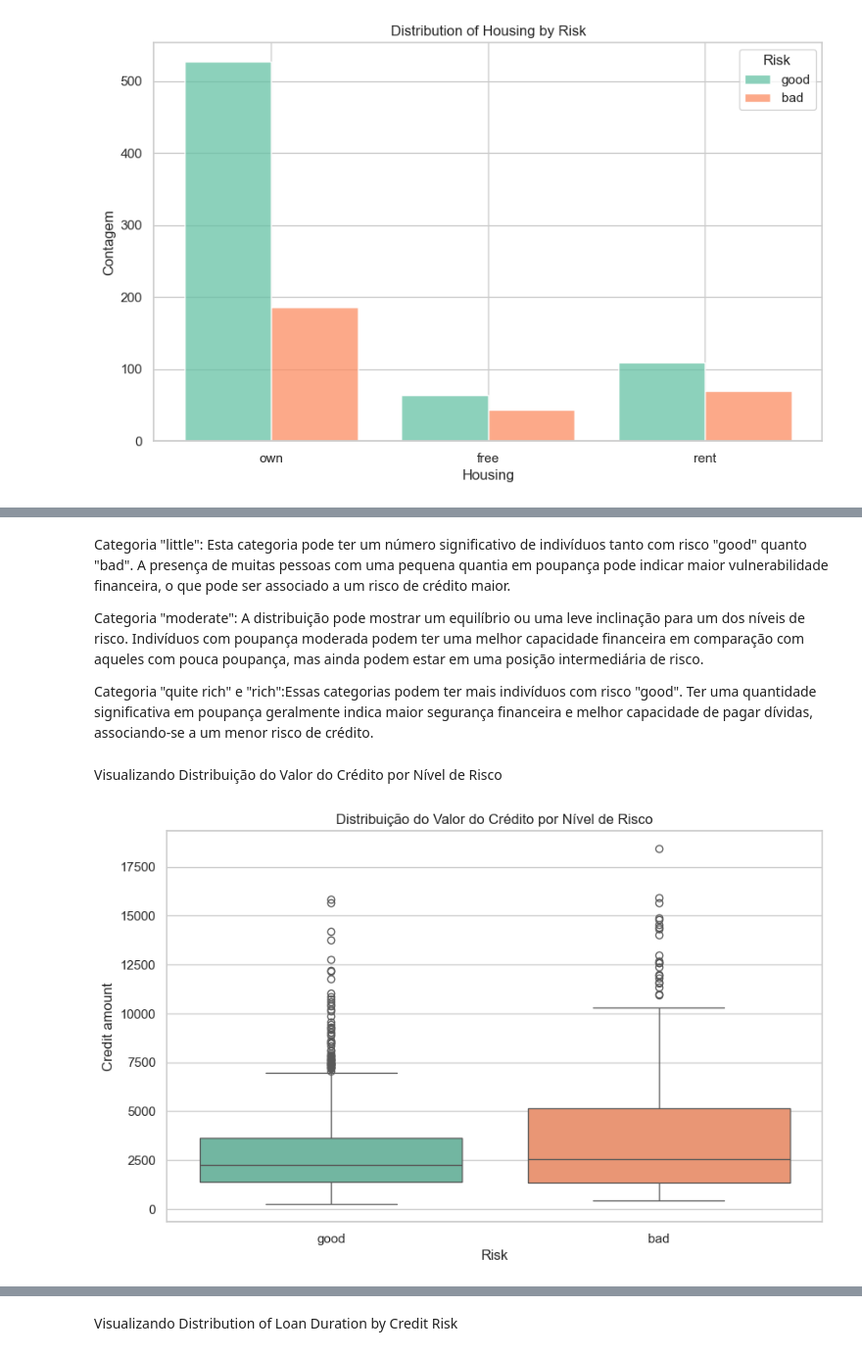
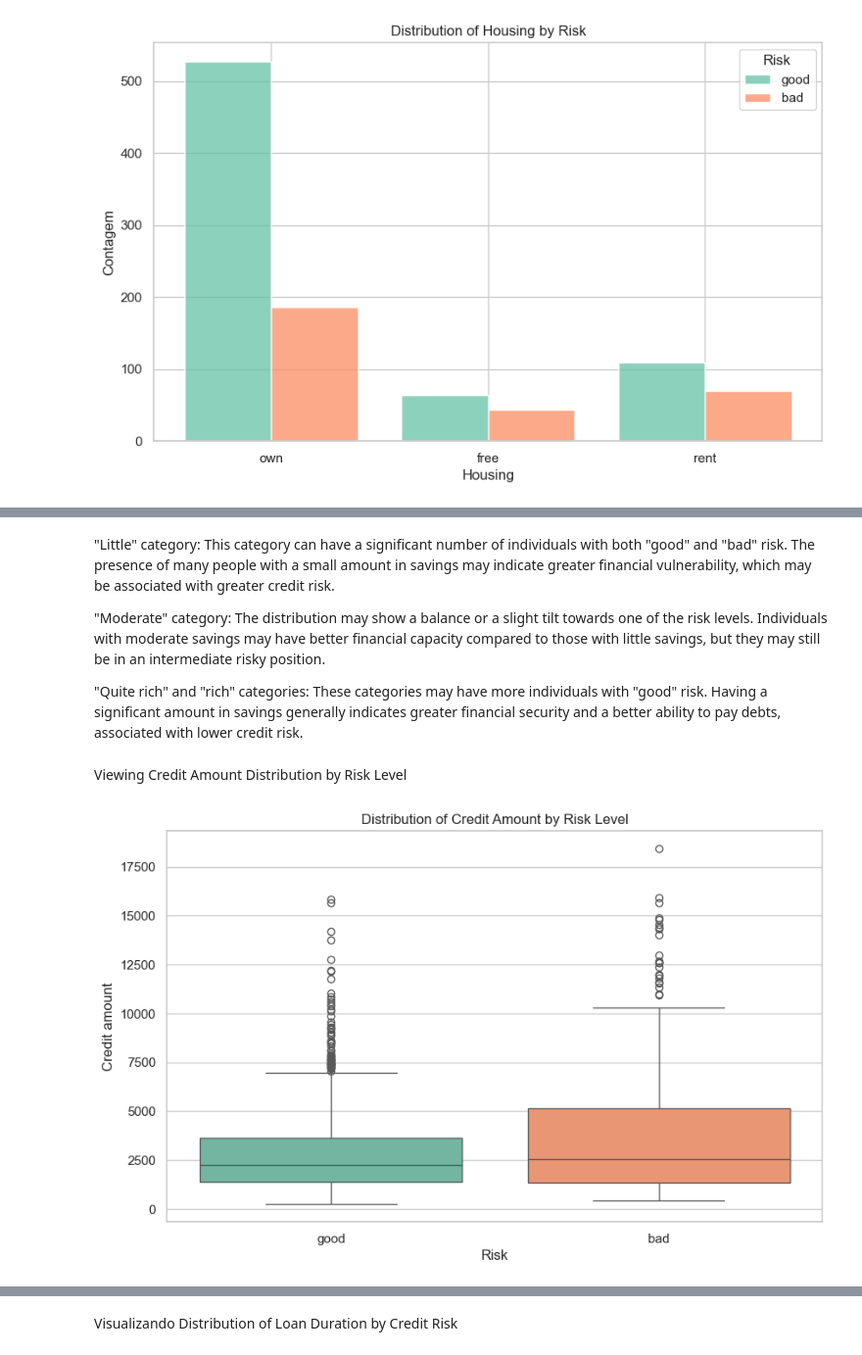
Before and after one commit to CCT-Dublin/capstone-project-feb-2024-ft-Marluce2906, a Jupyter notebook: MarluceTacianaBora_StratThink_HDipData_CA2.ipynb, the cells around one changed output, grey strips where cells are left out. Shown at 98% size. Drawn from its saved outputs; the diff is of its cells as text; code cells hidden in the pictures.

```diff
--- a/MarluceTacianaBora_StratThink_HDipData_CA2.ipynb
+++ b/MarluceTacianaBora_StratThink_HDipData_CA2.ipynb
@@ -366,25 +363,25 @@ plt.show()
 # %% [markdown]
-Categoria "little": Esta categoria pode ter um número significativo de indivíduos tanto com risco "good" quanto "bad".
-A presença de muitas pessoas com uma pequena quantia em poupança pode indicar maior vulnerabilidade financeira, o que pode ser associado a um risco de crédito maior.
+"Little" category: This category can have a significant number of individuals with both "good" and "bad" risk.
+The presence of many people with a small amount in savings may indicate greater financial vulnerability, which may be associated with greater credit risk.
 
-Categoria "moderate": A distribuição pode mostrar um equilíbrio ou uma leve inclinação para um dos níveis de risco.
-Indivíduos com poupança moderada podem ter uma melhor capacidade financeira em comparação com aqueles com pouca poupança, mas ainda podem estar em uma posição intermediária de risco.
+"Moderate" category: The distribution may show a balance or a slight tilt towards one of the risk levels.
+Individuals with moderate savings may have better financial capacity compared to those with little savings, but they may still be in an intermediate risky position.
 
-Categoria "quite rich" e "rich":Essas categorias podem ter mais indivíduos com risco "good". Ter uma quantidade significativa em poupança geralmente indica maior segurança financeira e melhor capacidade de pagar dívidas, associando-se a um menor risco de crédito.
+"Quite rich" and "rich" categories: These categories may have more individuals with "good" risk. Having a significant amount in savings generally indicates greater financial security and a better ability to pay debts, associated with lower credit risk.
 # %% [markdown]
-Visualizando Distribuição do Valor do Crédito por Nível de Risco
+Viewing Credit Amount Distribution by Risk Level
 # %%
 import seaborn as sns
 import matplotlib.pyplot as plt
 
 plt.figure(figsize=(10, 6))
 sns.boxplot(data=df, x='Risk', y='Credit amount', palette='Set2')
-plt.title('Distribuição do Valor do Crédito por Nível de Risco')
+plt.title('Distribution of Credit Amount by Risk Level')
 plt.xlabel('Risk')
 plt.ylabel('Credit amount')
 plt.show()
 # %% [output]
-[figure, old version]
+[figure, new version]
 # %%
 import plotly.graph_objects as go
 
```
Also changed, not shown: parts of 64 cells of this notebook.
